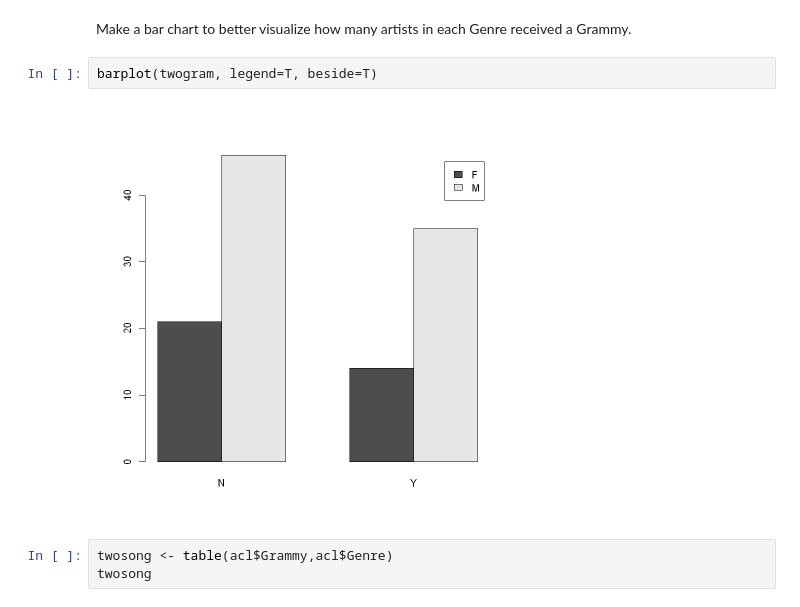
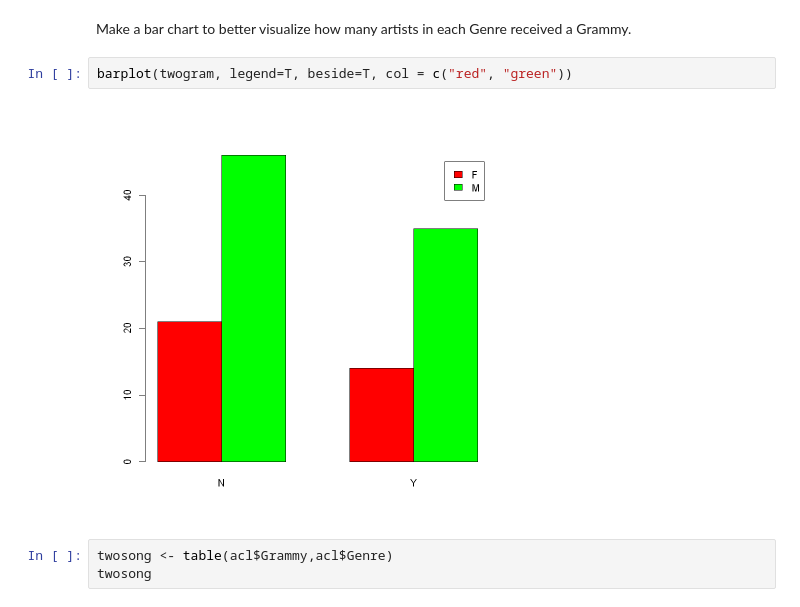
Before and after one commit to LeonardoSMSoares/Foundations-of-Data-Analysis-with-R, a Jupyter notebook: FDA1 - Week 4 - Austin City Limits.ipynb, the cells around one changed output. Drawn from its saved outputs; the diff is of its cells as text.

```diff
--- a/FDA1 - Week 4 - Austin City Limits.ipynb
+++ b/FDA1 - Week 4 - Austin City Limits.ipynb
@@ -197,9 +197,9 @@ twogram
 # %% [markdown]
 Make a bar chart to better visualize how many artists in each Genre received a Grammy.
 # %%
-barplot(twogram, legend=T, beside=T)
+barplot(twogram, legend=T, beside=T, col = c("red", "green"))
 # %% [output]
-[figure, old version]
+[figure, new version]
 # %%
 twosong <- table(acl$Grammy,acl$Genre)
 twosong
```
Also changed, not shown: parts of 2 cells of this notebook.
